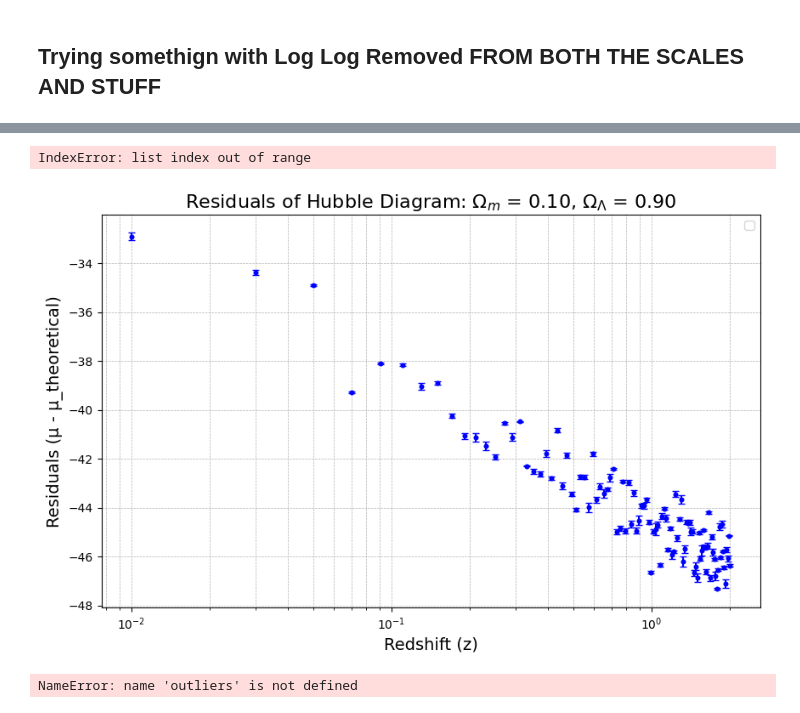
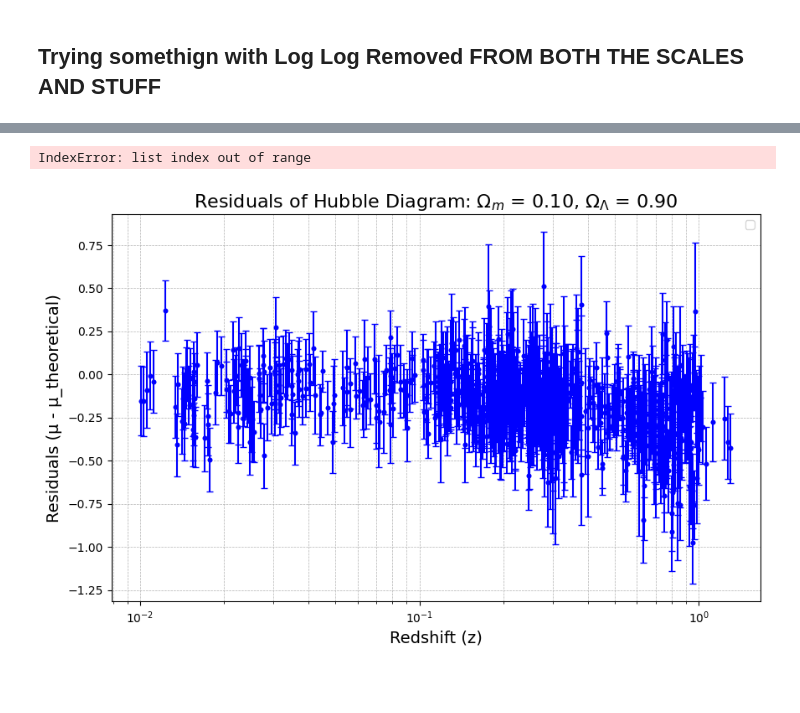
Before and after one commit to chernya4/astr_prac, a Jupyter notebook: SDSS_practice.ipynb, the cells around one changed output, grey strips where cells are left out. Saved outputs shown, nothing was run; the diff lists cells and outputs as text; code cells hidden in the pictures; blank space fills up the shorter version.

```diff
--- a/SDSS_practice.ipynb
+++ b/SDSS_practice.ipynb
@@ -253,9 +287,4 @@ plt.show()
 # %%
-import numpy as np
-from scipy.integrate import quad
-from matplotlib.animation import FuncAnimation
-import matplotlib.pyplot as plt
-
 # Define constants
 H_o = 70  # km / (s * Megaparsec)
 c = 3e5  # Speed of light in km/s
@@ -263,7 +292,7 @@ Omega_m_values = np.linspace(0.01, 1, 100)  # Range of Omega_m values
 Omega_Lambda_values = np.linspace(1 - 0.01, 1 - 1, 100)
 
 
-# Luminosity distance function
+# Integrand of luminosity distance function
 def integrand(z_prime, Omega_m):
     return 1.0 / np.sqrt(Omega_m * (1 + z_prime)**3 + (1 - Omega_m))
 
@@ -284,11 +313,14 @@ ax.grid(True, which="both", linestyle="--", linewidth=0.5)
 scatter = ax.errorbar(zcmb, mu, yerr=sigma_mu, fmt='o', color='black', label='JLA Supernovae', capsize=2, markersize=1, zorder=1)
 scatter = ax.scatter(zcmb, mu, c=set_values, cmap='plasma', label='JLA Supernovae', s=5, zorder=2)
 
-# Line plot for theoretical curve
+# Line plot for theoretical curve - initializes with no x or y data
 line, = ax.plot([], [], color='#32CD32', label=r'$\mu \Lambda \text{CDM cosmology}$', linewidth=4, zorder=3)
+
+
 legend = ax.legend()
 
 # Initialization function
+## Resets the line data to an empty list and returns the line object as an empty touple. This required by the FuncAnimation function.
 def init():
     line.set_data([], [])
     return line,
@@ -297,6 +329,7 @@ def init():
 def animate(i):
     Omega_Lambda = Omega_Lambda_values[i]
     Omega_m = Omega_m_values[i]
+    z_vals = np.linspace(0.01, 1.5, 100)
     d_L_vals = np.array([luminosity_distance(z, Omega_m) for z in z_vals])
     mu_theoretical = 5 * np.log10(d_L_vals * 1e6 / 10)  # H_o is in km/s/Mpc, d_L must convert to pc via 1e6
     line.set_data(z_vals, mu_theoretical)
@@ -468,20 +447,20 @@ Omega_m_values = np.linspace(0.1, 0.5, 100)
 Omega_Lambda_values = 1 - Omega_m_values
 
 # Redshift values
-zcmb = np.linspace(0.01, 2, 100)
+zcmb = data['zcmb']
 
 # Function to calculate luminosity distance
-def integrand(z_prime, Omega_m, Omega_Lambda):
-    return 1.0 / np.sqrt(Omega_m * (1 + z_prime)**3 + Omega_Lambda)
+def integrand(z_prime, Omega_m):
+    return 1.0 / np.sqrt(Omega_m * (1 + z_prime)**3 + 1 - Omega_m)
 
 def luminosity_distance(z, Omega_m):
-    integral, _ = quad(integrand, 0, z, args=(Omega_m, 1 - Omega_m))
+    integral, _ = quad(integrand, 0, z, args=(Omega_m,))
     d_L = (c / H_o) * (1 + z) * integral
     return d_L
 
 # Simulated data for mu and sigma_mu
-mu = np.random.normal(0, 1, len(zcmb))
-sigma_mu = np.random.normal(0.1, 0.05, len(zcmb))
+mu = mb - MB + alpha * x1 - beta * color
+
 
 # Initial theoretical values
 d_L_vals = np.array([luminosity_distance(z, Omega_m_values[0]) for z in zcmb])
@@ -504,65 +483,31 @@ legend = ax.legend()
 def init():
     scatter.set_offsets(np.c_[zcmb, mu - mu_theoretical])
     return scatter,
 
 # Animation function
 def animate(i):
     Omega_m = Omega_m_values[i]
     Omega_Lambda = Omega_Lambda_values[i]
 
     # Recalculate theoretical distance modulus
     d_L_vals = np.array([luminosity_distance(z, Omega_m) for z in zcmb])
     mu_theoretical = 5 * np.log10(d_L_vals * 1e6 / 10)  # H_o is in km/s/Mpc, d_L must convert to pc via 1e6
 
     # Calculate residuals
     residuals = mu - mu_theoretical
 
     # Update scatter plot data
     scatter.set_offsets(np.c_[zcmb, residuals])
     ax.set_title(f'Residuals of Hubble Diagram: $\Omega_m$ = {Omega_m:.2f}, $\Omega_\Lambda$ = {Omega_Lambda:.2f}', fontsize=16)
     return scatter
 
 # Create animation
 ani = FuncAnimation(fig, animate, init_func=init, frames=len(Omega_m_values), interval=100, blit=True)
 
 # Save the animation as a GIF
 ani.save('residuals_varying_omega.gif', writer='pillow')
 
 plt.show()
 # %% [output]
 IndexError: list index out of range
-[figure, old version]
+[figure, new version]
-# %%
-# Identify outliers where residuals (mu - mu_theoretical) are large
-residuals = mu - mu_theoretical
-
-
-# Highlight outliers in the plot
-plt.scatter(zcmb[outliers], mu[outliers], color='red', label='Outliers')
-# Log-log plot of the outliers
-plt.xscale('log')
-plt.yscale('log')
-plt.xlabel('Redshift (z)', fontsize=14)
-plt.ylabel('Distance Modulus (μ)', fontsize=14)
-plt.title('Log-Log Plot of Outliers in Hubble Data', fontsize=16)
-plt.grid(True, which="both", linestyle="--", linewidth=0.5)
-plt.legend()
-plt.show()
-
-# Plot all the raw data points
-plt.scatter(zcmb, mu, color='blue', alpha=0.5, label='All Data')
-
-# Highlight outliers in the plot
-plt.scatter(zcmb[outliers], mu[outliers], color='red', label='Outliers')
-
-# Log-log plot of the outliers
-plt.xscale('log')
-plt.yscale('log')
-plt.xlabel('Redshift (z)', fontsize=14)
-plt.ylabel('Distance Modulus (μ)', fontsize=14)
-plt.title('Log-Log Plot of Outliers in Hubble Data', fontsize=16)
-plt.grid(True, which="both", linestyle="--", linewidth=0.5)
-plt.legend()
-plt.show()
-# %% [output]
-NameError: name 'outliers' is not defined
```
Also changed, not shown: parts of 11 cells of this notebook, 8 other files.
